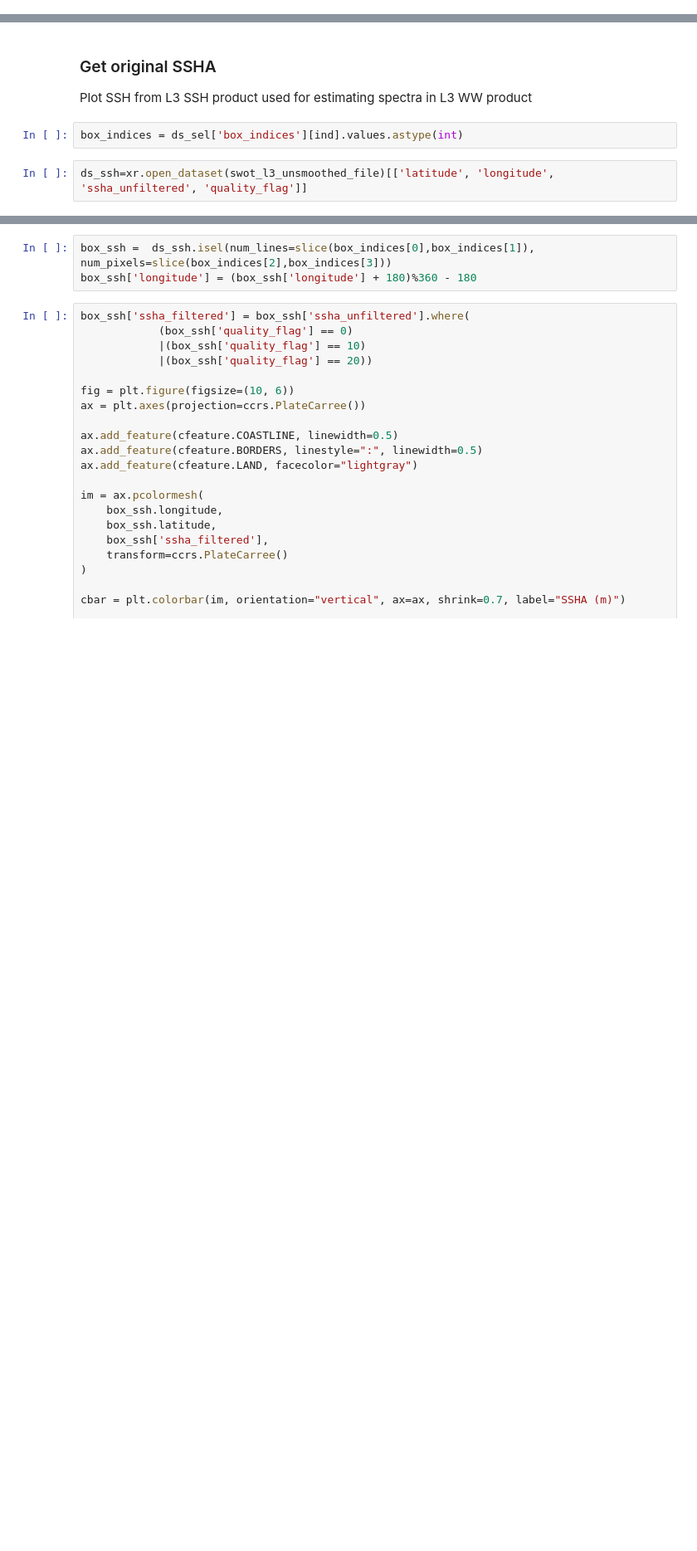
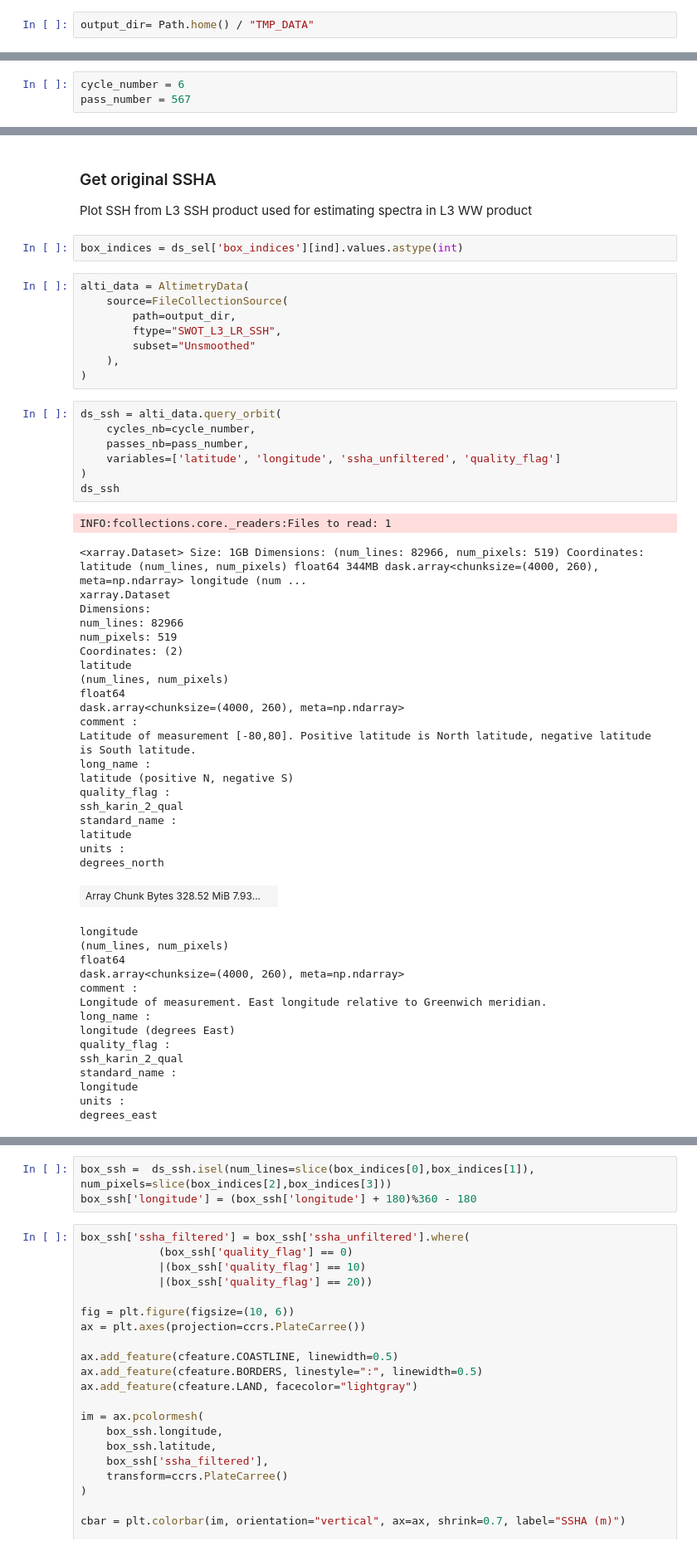
Before and after one commit to SWOT-community/SWOT-Oceanography, a Jupyter notebook: ex_swot_l3_lr_ww_startup.ipynb, the cells around one changed output, grey strips where cells are left out. Shown at 83% size. Cells and saved outputs as stored; diff of their text form; blank space fills up the shorter version.

```diff
--- a/ex_swot_l3_lr_ww_startup.ipynb
+++ b/ex_swot_l3_lr_ww_startup.ipynb
@@ -122,0 +92,2 @@ swot_l3_unsmoothed_file = http_download_file(f"{aviso_tds_unsmoothed_url}/cycle_
+# %%
+output_dir= Path.home() / "TMP_DATA"
@@ -122,0 +96,3 @@ swot_l3_unsmoothed_file = http_download_file(f"{aviso_tds_unsmoothed_url}/cycle_
+# %%
+cycle_number = 6
+pass_number = 567
@@ -507,5 +557,55 @@ plt.show()
 Plot SSH from L3 SSH product used for estimating spectra in L3 WW product
 # %%
 box_indices = ds_sel['box_indices'][ind].values.astype(int)
-# %%
-ds_ssh=xr.open_dataset(swot_l3_unsmoothed_file)[['latitude', 'longitude', 'ssha_unfiltered', 'quality_flag']]
+# %%
+alti_data = AltimetryData(
+    source=FileCollectionSource(
+        path=output_dir,
+        ftype="SWOT_L3_LR_SSH",
+        subset="Unsmoothed"
+    ),
+)
+# %%
+ds_ssh = alti_data.query_orbit(
+    cycles_nb=cycle_number,
+    passes_nb=pass_number,
+    variables=['latitude', 'longitude', 'ssha_unfiltered', 'quality_flag']
+)
+ds_ssh
+# %% [output]
+INFO:fcollections.core._readers:Files to read: 1
+<xarray.Dataset> Size: 1GB Dimensions: (num_lines: 82966, num_pixels: 519) Coordinates: latitude (num_lines, num_pixels) float64 344MB dask.array<chunksize=(4000, 260), meta=np.ndarray> longitude (num ...
+xarray.Dataset
+Dimensions:
+num_lines: 82966
+num_pixels: 519
+Coordinates: (2)
+latitude
+(num_lines, num_pixels)
+float64
+dask.array<chunksize=(4000, 260), meta=np.ndarray>
+comment :
+Latitude of measurement [-80,80]. Positive latitude is North latitude, negative latitude is South latitude.
+long_name :
+latitude (positive N, negative S)
+quality_flag :
+ssh_karin_2_qual
+standard_name :
+latitude
+units :
+degrees_north
+| Array Chunk Bytes 328.52 MiB 7.93... |  |
+longitude
+(num_lines, num_pixels)
+float64
+dask.array<chunksize=(4000, 260), meta=np.ndarray>
+comment :
+Longitude of measurement. East longitude relative to Greenwich meridian.
+long_name :
+longitude (degrees East)
+quality_flag :
+ssh_karin_2_qual
+standard_name :
+longitude
+units :
+degrees_east
```
Also changed, not shown: parts of 57 cells of this notebook, 12 other files.
